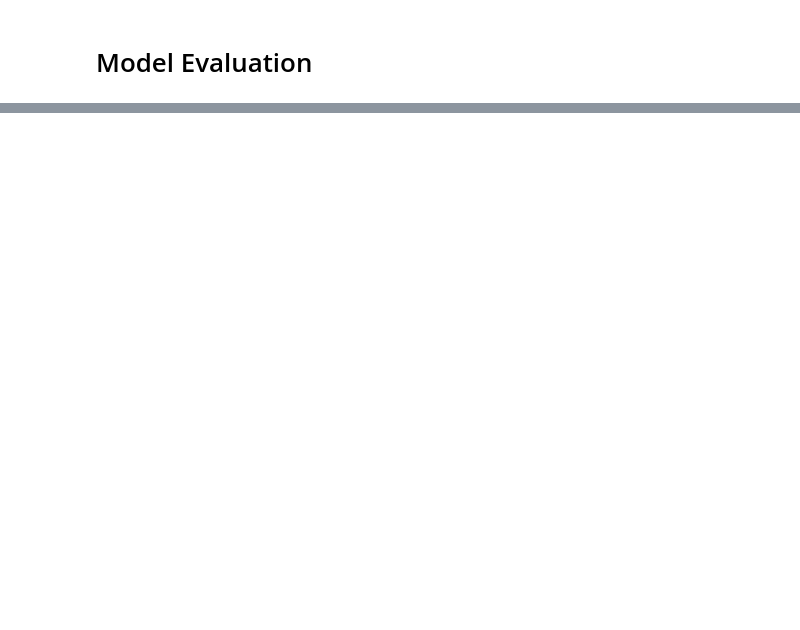
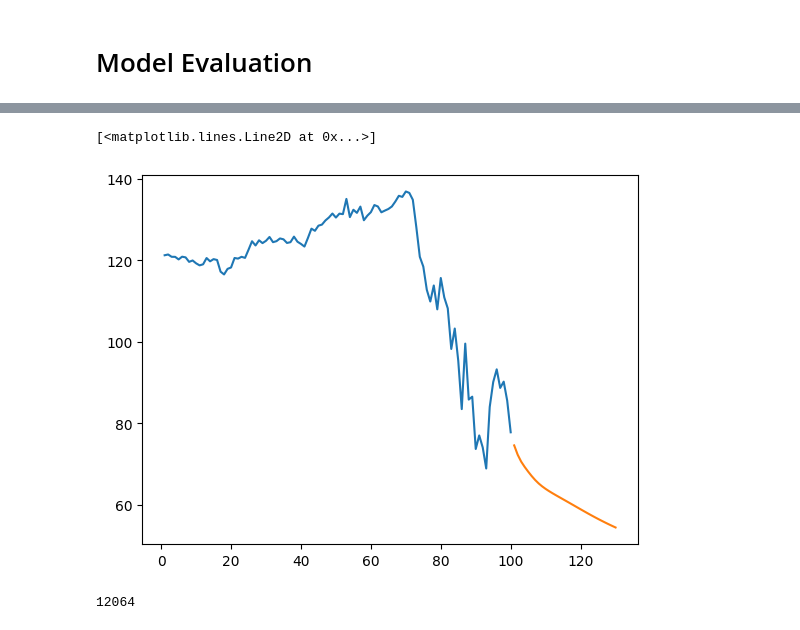
Before and after one commit to commitit/Stock-Prediction, a Jupyter notebook: stock_predictionv3.ipynb, the cells around one changed output, grey strips where cells are left out. Saved outputs shown, nothing was run; the diff lists cells and outputs as text; code cells hidden in the pictures; blank space fills up the shorter version.

```diff
--- a/stock_predictionv3.ipynb
+++ b/stock_predictionv3.ipynb
@@ -376,0 +376,2 @@ test_pred = [x[0] for x in test_pred]
+# %%
+tmp_inp = list(fut_inp)
@@ -376,0 +382,3 @@ test_pred = [x[0] for x in test_pred]
+# %%
+#Creating list of the last 100 data
+tmp_inp = tmp_inp[0].tolist()
@@ -376,0 +417,10 @@ test_pred = [x[0] for x in test_pred]
+# %%
+#Creating a dummy plane to plot graph one after another
+plot_new=np.arange(1,101)
+plot_pred=np.arange(101,131)
+# %%
+plt.plot(plot_new, scaler.inverse_transform(df1[11964:]))
+plt.plot(plot_pred, scaler.inverse_transform(lst_output))
+# %% [output]
+[<matplotlib.lines.Line2D at 0x...>]
+[figure, added]
@@ -376,0 +429,4 @@ test_pred = [x[0] for x in test_pred]
+# %%
+len(ds_new)
+# %% [output]
+12064
```
Also changed, not shown: parts of 58 cells of this notebook.
